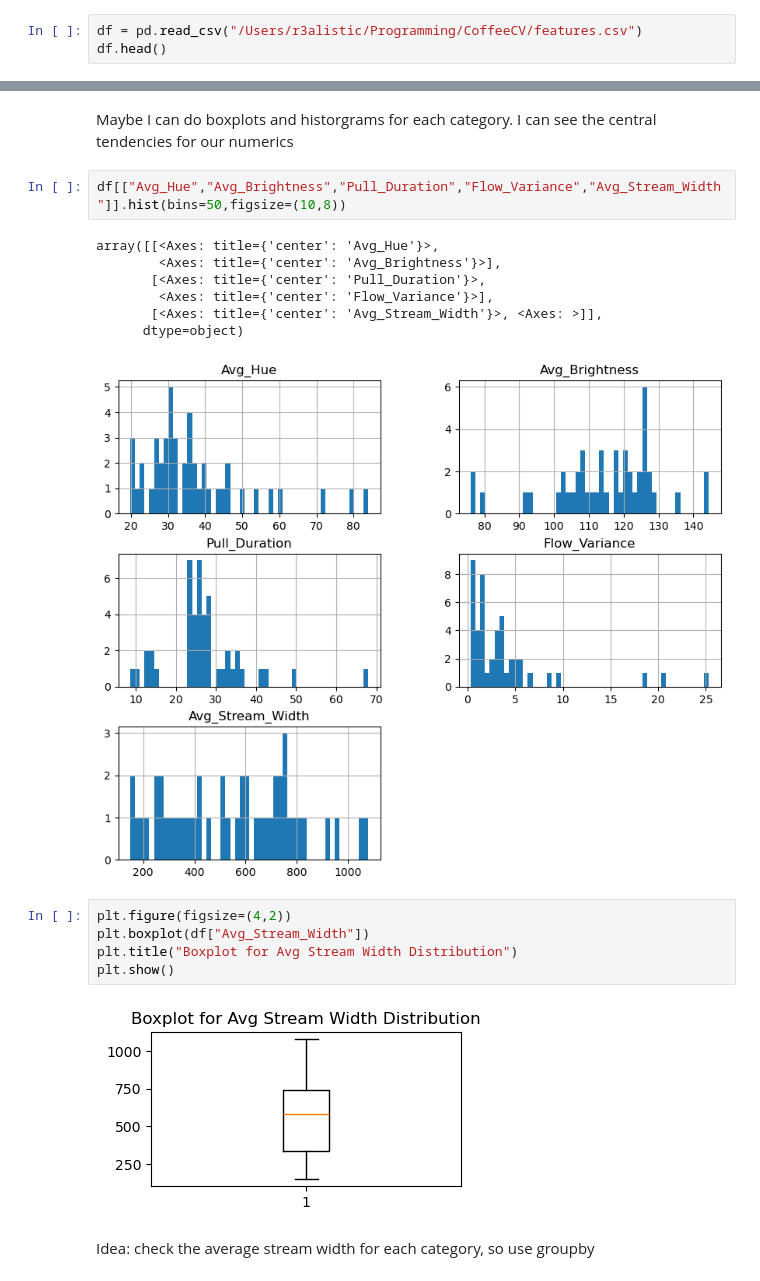
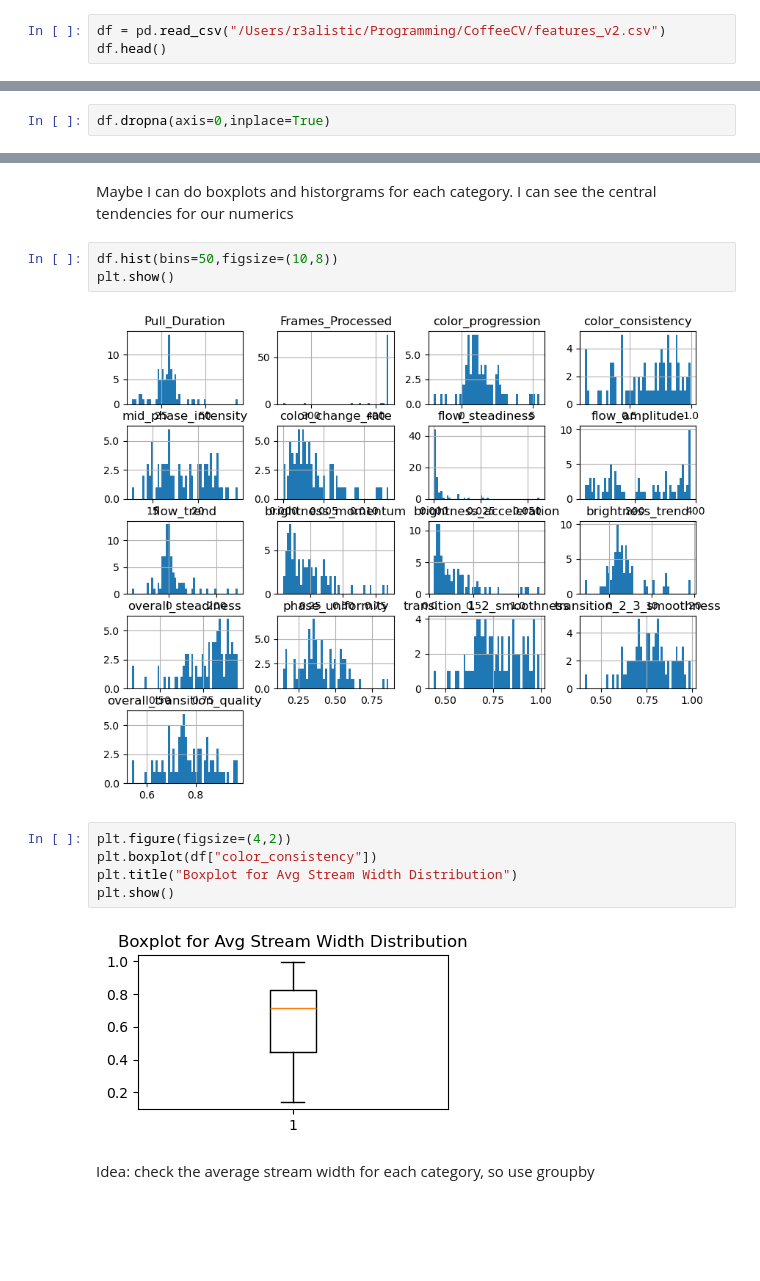
Before and after one commit to anichip/EspressFlowCV, a Jupyter notebook: initial_model.ipynb, the cells around one changed output, grey strips where cells are left out. Cells and saved outputs as stored; diff of their text form; blank space fills up the shorter version.

```diff
--- a/initial_model.ipynb
+++ b/initial_model.ipynb
@@ -8,5 +9,5 @@ import matplotlib.pyplot as plt
 import numpy as np
 # %%
-df = pd.read_csv("/Users/r3alistic/Programming/CoffeeCV/features.csv")
+df = pd.read_csv("/Users/r3alistic/Programming/CoffeeCV/features_v2.csv")
 df.head()
 # %% [output]
@@ -19,2 +20,4 @@ df.head()
 # %% [markdown]
 Right now there are no missing values, but just drop them if there are.
+# %%
+df.dropna(axis=0,inplace=True)
@@ -33,22 +59,17 @@ What is some EDA visualization that I can do?
 # %% [markdown]
 Maybe I can do boxplots and historgrams for each category. I can see the central tendencies for our numerics
 # %%
-df[["Avg_Hue","Avg_Brightness","Pull_Duration","Flow_Variance","Avg_Stream_Width"]].hist(bins=50,figsize=(10,8))
+df.hist(bins=50,figsize=(10,8))
+plt.show()
 # %% [output]
-array([[<Axes: title={'center': 'Avg_Hue'}>,
-        <Axes: title={'center': 'Avg_Brightness'}>],
-       [<Axes: title={'center': 'Pull_Duration'}>,
-        <Axes: title={'center': 'Flow_Variance'}>],
-       [<Axes: title={'center': 'Avg_Stream_Width'}>, <Axes: >]],
-      dtype=object)
-[figure, old version]
+[figure, new version]
 # %%
 plt.figure(figsize=(4,2))
-plt.boxplot(df["Avg_Stream_Width"])
+plt.boxplot(df["color_consistency"])
 plt.title("Boxplot for Avg Stream Width Distribution")
 plt.show()
 # %% [output]
-[figure, old version]
+[figure, new version]
 # %% [markdown]
 Idea: check the average stream width for each category, so use groupby
 # %%
```
Also changed, not shown: parts of 30 cells of this notebook, 3 other files.
